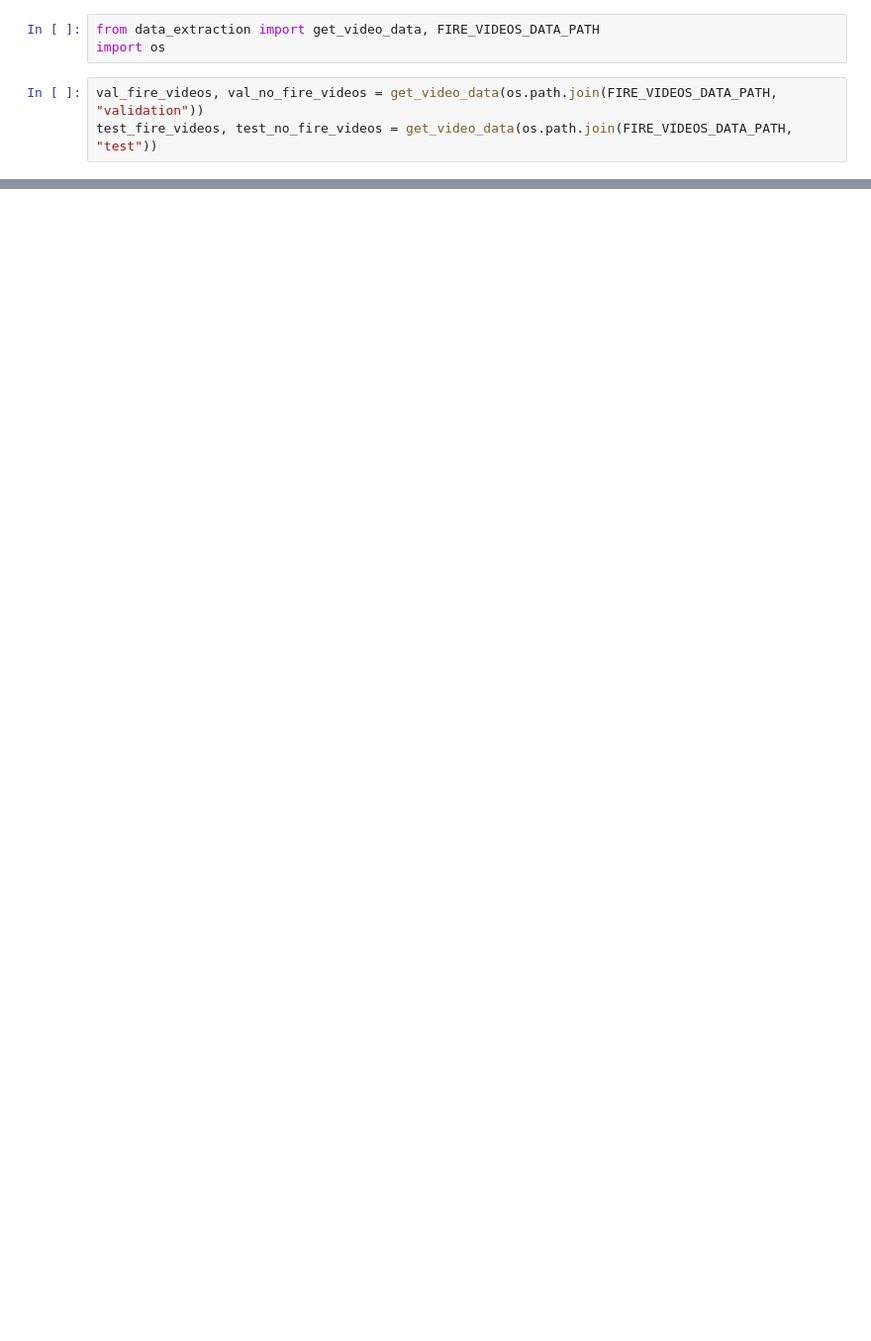
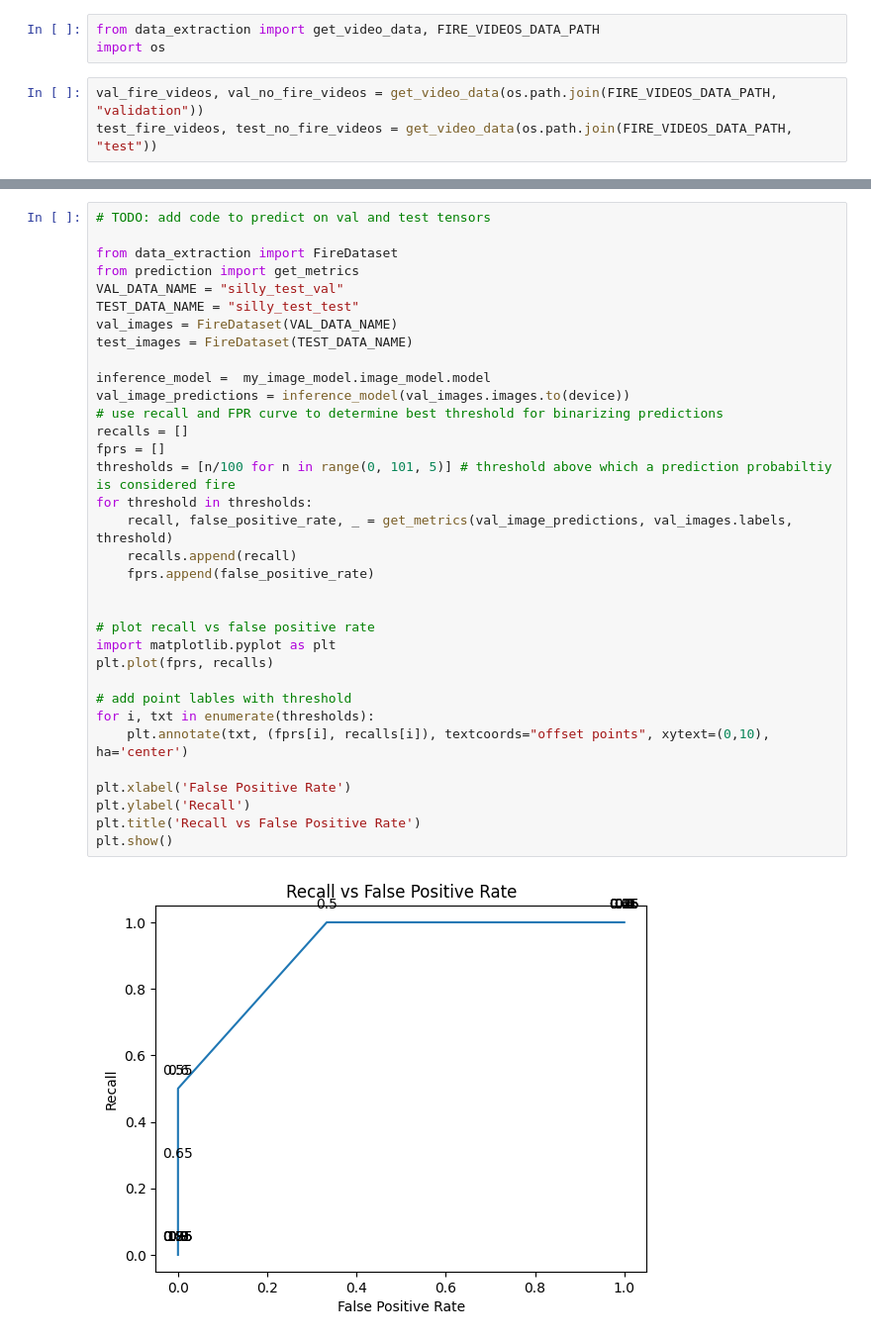
Before and after one commit to 4di03/FireDetection, a Jupyter notebook: test_models.ipynb, the cells around one changed output, grey strips where cells are left out. Shown: that part at 99% size. Drawn from its saved outputs; the diff is of its cells as text; blank space fills up the shorter version.

```diff
--- a/test_models.ipynb
+++ b/test_models.ipynb
@@ -123,0 +127,36 @@ Exception: Could not open video writer for data/fire_video.mp4
+# %%
+# TODO: add code to predict on val and test tensors
+
+from data_extraction import FireDataset
+from prediction import get_metrics
+VAL_DATA_NAME = "silly_test_val"
+TEST_DATA_NAME = "silly_test_test"
+val_images = FireDataset(VAL_DATA_NAME)
+test_images = FireDataset(TEST_DATA_NAME)
+
+inference_model =  my_image_model.image_model.model
+val_image_predictions = inference_model(val_images.images.to(device))
+# use recall and FPR curve to determine best threshold for binarizing predictions
+recalls = []
+fprs = []
+thresholds = [n/100 for n in range(0, 101, 5)] # threshold above which a prediction probabiltiy is considered fire
+for threshold in thresholds:
+    recall, false_positive_rate, _ = get_metrics(val_image_predictions, val_images.labels, threshold)
+    recalls.append(recall)
+    fprs.append(false_positive_rate)
+
+
+# plot recall vs false positive rate
+import matplotlib.pyplot as plt
+plt.plot(fprs, recalls)
+
+# add point lables with threshold
+for i, txt in enumerate(thresholds):
+    plt.annotate(txt, (fprs[i], recalls[i]), textcoords="offset points", xytext=(0,10), ha='center')
+
+plt.xlabel('False Positive Rate')
+plt.ylabel('Recall')
+plt.title('Recall vs False Positive Rate')
+plt.show()
+# %% [output]
+[figure, added]
```
Also changed, not shown: parts of 7 cells of this notebook, 7 other files.
